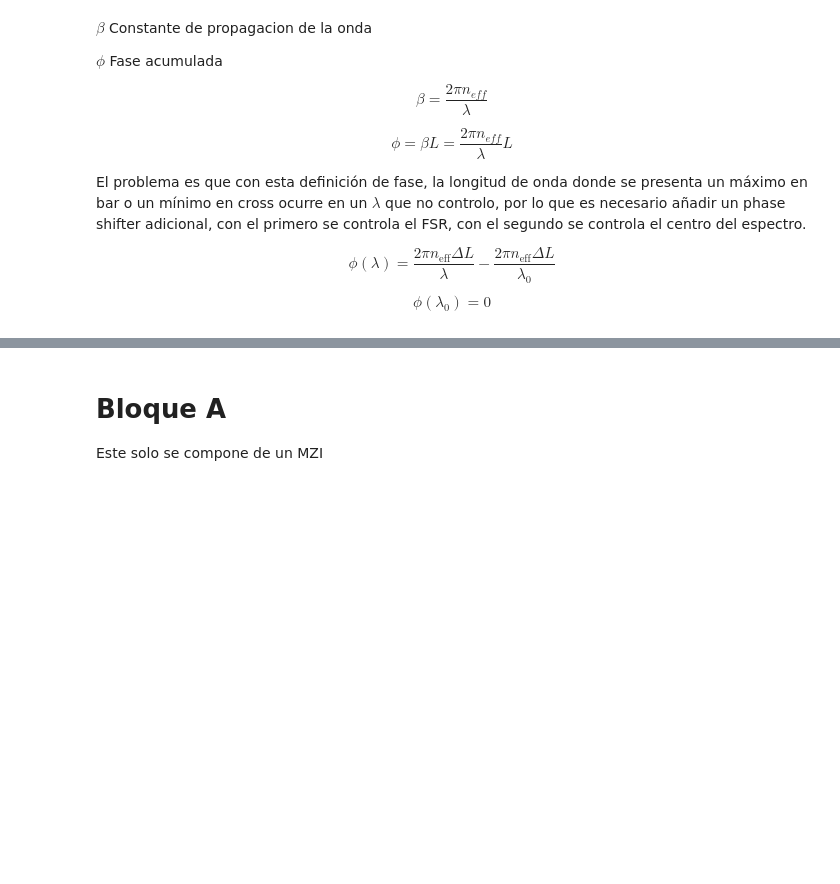
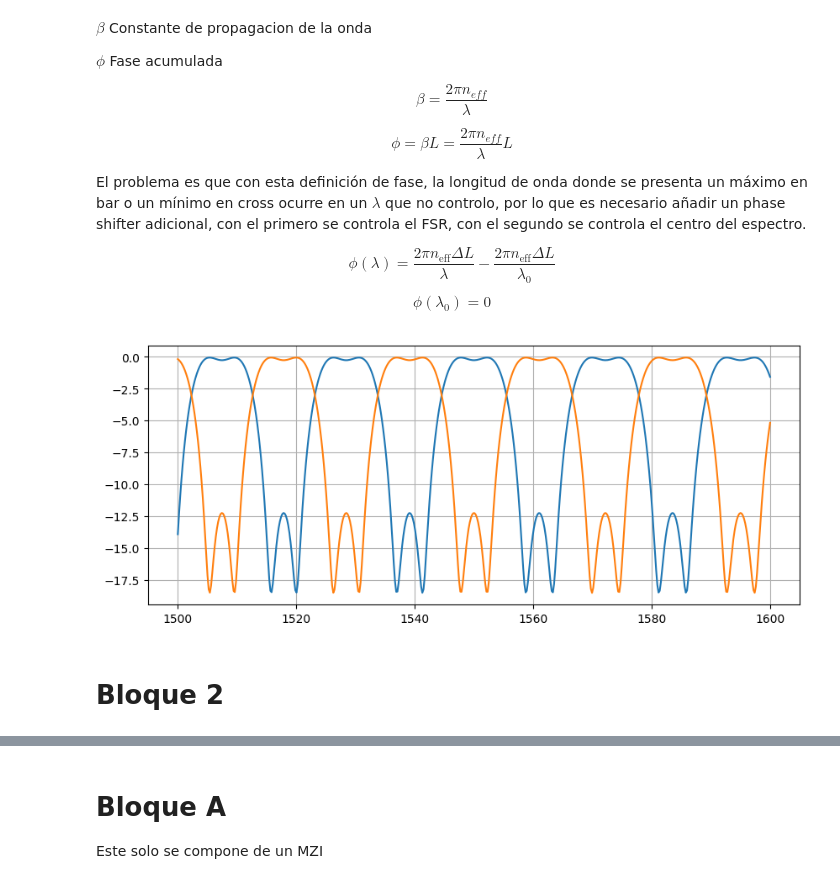
Before and after one commit to niospinamev2/Topic-6-WDM-Cascaded-MZIs, a Jupyter notebook: Arms.ipynb, the cells around one changed output, grey strips where cells are left out. Cells and saved outputs as stored; diff of their text form; code cells hidden in the pictures; blank space fills up the shorter version.

```diff
--- a/Arms.ipynb
+++ b/Arms.ipynb
@@ -49,0 +91,46 @@ El problema es que con esta definición de fase, la longitud de onda donde se pr
+# %%
+# Parámetros
+n_eff = 2.4           # indice efectivo 2.4
+n_g = 4.2             # índice de grupo 4.2
+lambda0 = 1550e-9     # longitud de onda central
+FSR = 12.5e-9         # 100 nm
+
+delta_L = lambda0**2 / (n_g * FSR)
+
+wl = np.linspace(1500e-9, 1600e-9, 500)
+
+# Es necesario excitar una de las entradas para dejar de manejar matrices
+# 2x2 y tener una relacion entrada salida del sistema
+Ein = np.array([1, 0])
+# %%
+bar_port = [] # Al utilizar el metodo append lo que se generara es una lista
+cross_port = []
+
+for w in wl:
+    H = MZIc(w, delta_L, n_eff, lambda0)
+    Eout = H @ Ein
+    bar_port.append(Eout[0])
+    cross_port.append(Eout[1])
+
+
+p_bar_port = np.abs(bar_port)**2
+p_cross_port = np.abs(cross_port)**2
+
+
+# Convert to dB (avoid -inf by setting minimum value)
+def to_db(power, floor=1e-4):
+    # Compara elemento a elemento y devuelve el de mayor valor
+    power = np.maximum(power, floor)
+    return 10 * np.log10(power)
+
+bar_port_db = to_db(p_bar_port)
+cross_port_db = to_db(p_cross_port)
+# %%
+plt.figure(figsize=(10,4))
+plt.plot(wl*1e9, bar_port_db, label="Bar Port (dB)")
+plt.plot(wl*1e9, cross_port_db, label="Cross Port (dB)")
+plt.grid()
+# %% [output]
+[figure, added]
+# %% [markdown]
+# Bloque 2
```
Also changed, not shown: parts of 7 cells of this notebook, 2 other files.
